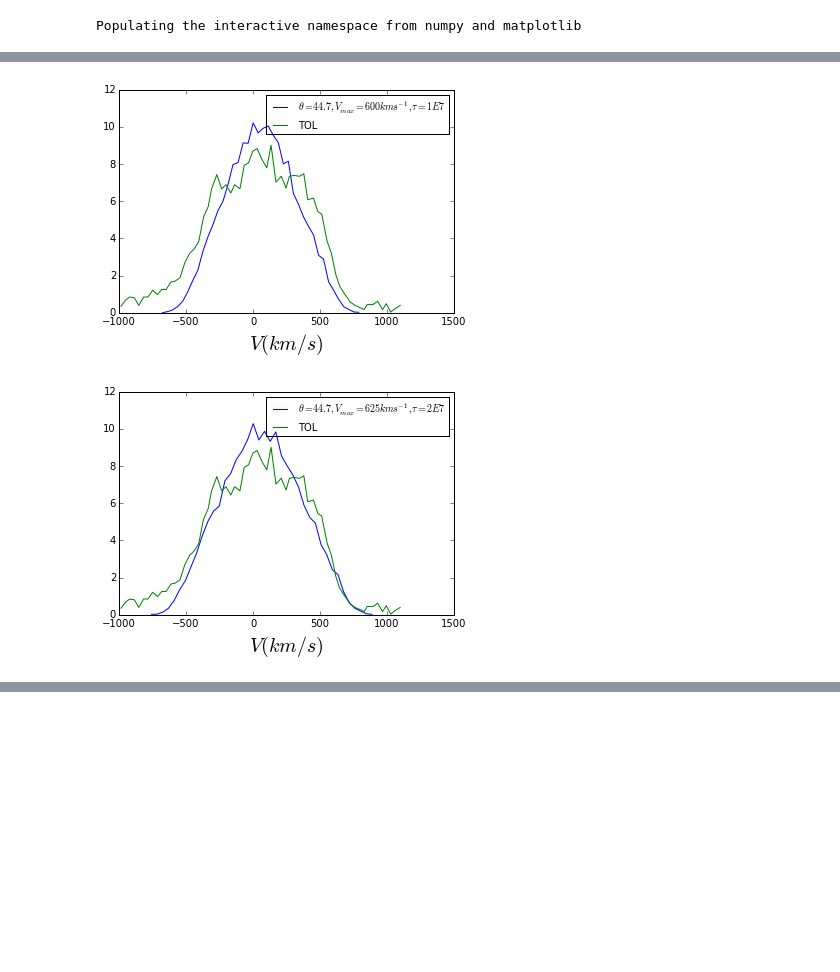
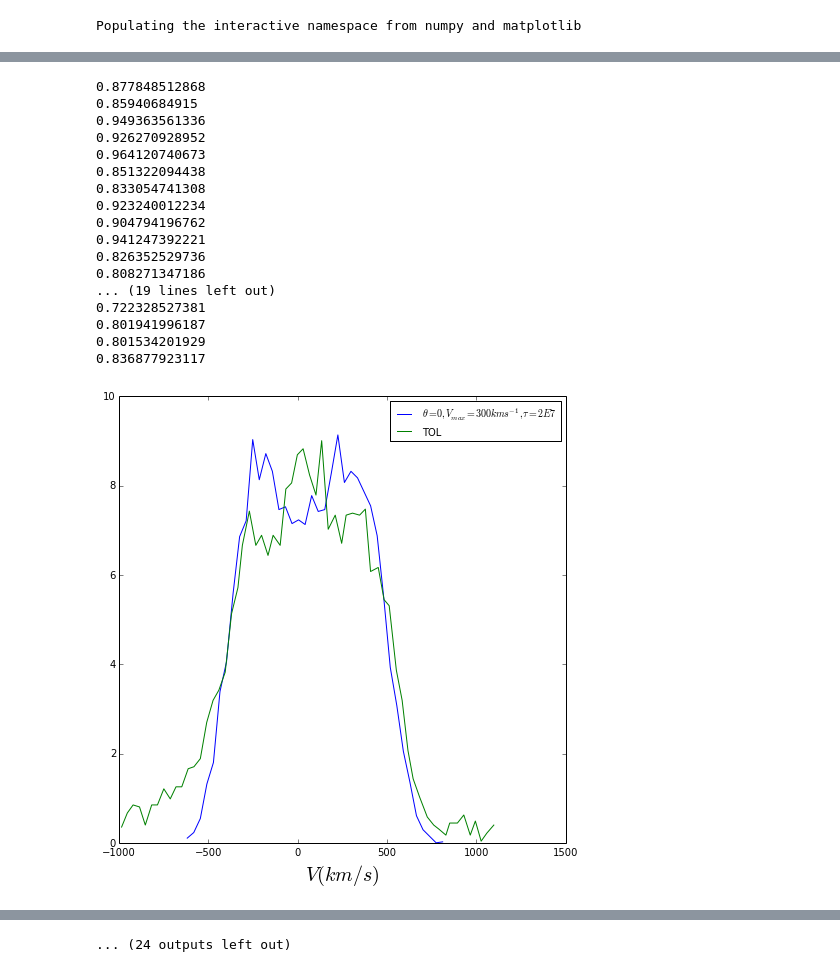
Before and after one commit to astroandes/tololo-lya-fit, a Jupyter notebook: code/CLARA_profiles.ipynb, the cells around one changed output, grey strips where cells are left out. Cells and saved outputs as stored; diff of their text form; code cells hidden in the pictures; blank space fills up the shorter version.

Commit message:
beeauty constest for different CLARA profiles

```diff
--- a/code/CLARA_profiles.ipynb
+++ b/code/CLARA_profiles.ipynb
@@ -7,10 +5,0 @@ Populating the interactive namespace from numpy and matplotlib
-# %%
-dataV598 = np.loadtxt("../data/Sphere_V598_T2E7_60.dat")
-tol = np.loadtxt("tol.txt")
-# %%
-voff = 39.2342980263
-binT = tol[1,0]-tol[0,0]
-binC = 12.85*(dataV598[1,1] - dataV598[0,1])
-
-Norm = binT / binC
-print Norm
@@ -32,8 +5,0 @@ dataV600 = np.loadtxt("../data/Sphere_V600_T1E7_44.dat")
-# %%
-plot(-dataV600[:,1]*12.85 + voff, dataV600[:,0]*sum(tol[:,1])*Norm/sum(dataV600[:,0]),label=r"$\theta = 44.7, V_{max}=600kms^{-1}, \tau=1E7$")
-plot(tol[:,0], tol[:,1], label="TOL")
-xlabel(r"$V(km/s)$", fontsize=20)
-legend(fontsize=10)
-savefig("CLARA2-TOL.png")
-# %% [output]
-[figure, removed]
@@ -44,8 +6,53 @@ dataV625 = np.loadtxt("../data/Sphere_V625_T2E7_44.dat")
-# %%
-plot(-dataV625[:,1]*12.85 + voff, dataV625[:,0]*sum(tol[:,1])*Norm/sum(dataV625[:,0]),label=r"$\theta = 44.7, V_{max}=625kms^{-1}, \tau=2E7$")
-plot(tol[:,0], tol[:,1], label="TOL")
-xlabel(r"$V(km/s)$", fontsize=20)
-legend(fontsize=10)
-savefig("CLARA3-TOL.png")
-# %% [output]
-[figure, removed]
+# %%
+def plot_comparison(v_max=300, view_angle=0):
+    v_max=v_max
+    view_angle = view_angle
+    filename_in="../data/CLARA/Sphere_V%d_T2E7_out.dat"%(v_max)
+    filename_out ="../data/tmp/Sphere_V%d_T2E7_%d_out.dat"%(v_max,view_angle)
+    command = "python viewing_angle.py %s %d > %s"%(filename_in, view_angle, filename_out)
+    os.system(command)
+    data = np.loadtxt(filename_out)
+    tol = np.loadtxt("../data/obs/tol.txt")
+    voff = 39.2342980263
+    binT = tol[1,0]-tol[0,0]
+    binC = 12.85*(data[1,1] - data[0,1])
+
+    Norm = binT / binC
+    print Norm
+
+    fig, ax = pyplot.subplots(figsize=(8, 8))
+    ax.plot(-data[:,1]*12.85 + voff, data[:,0]*sum(tol[:,1])*Norm/sum(data[:,0]),label=r"$\theta = %d, V_{max}=%dkms^{-1}, \tau=2E7$"%(view_angle,v_max))
+    ax.plot(tol[:,0], tol[:,1], label="TOL")
+    ax.legend(fontsize=10)
+    xlabel(r"$V(km/s)$", fontsize=20)
+    #fig.savefig("../figs/CLARA-TOL_%d_%d.png"%(view_angle, v_max))
+    #close()
+    return
+# %%
+v_list = [300,325, 350, 375, 400]
+angle_list = [0,10,20,30,40,50,60,70,80,90]
+
+v_list = [300,325,350,375,400,425,450]
+angle_list = [0,10,20,30,40]
+for v in v_list:
+    for a in angle_list:
+        plot_comparison(v_max=v, view_angle=a)
+# %% [output]
+0.877848512868
+0.85940684915
+0.949363561336
+0.926270928952
+0.964120740673
+0.851322094438
+0.833054741308
+0.923240012234
+0.904794196762
+0.941247392221
+0.826352529736
+0.808271347186
+... (19 lines left out)
+0.722328527381
+0.801941996187
+0.801534201929
+0.836877923117
+[figure, added]
@@ -51,0 +69 @@ savefig("CLARA3-TOL.png")
+... (24 outputs left out)
```
Also changed, not shown: parts of 9 cells of this notebook.
